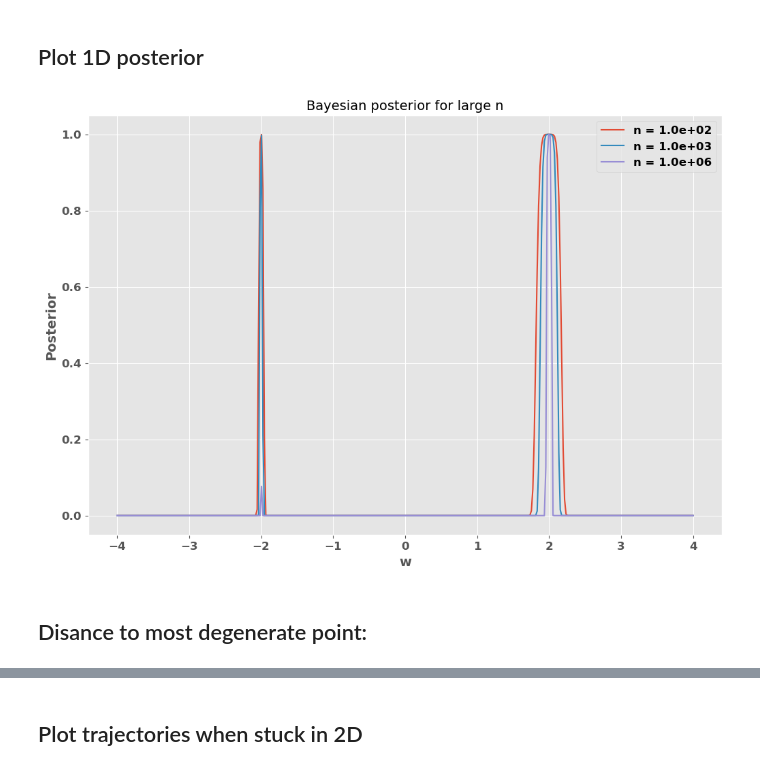
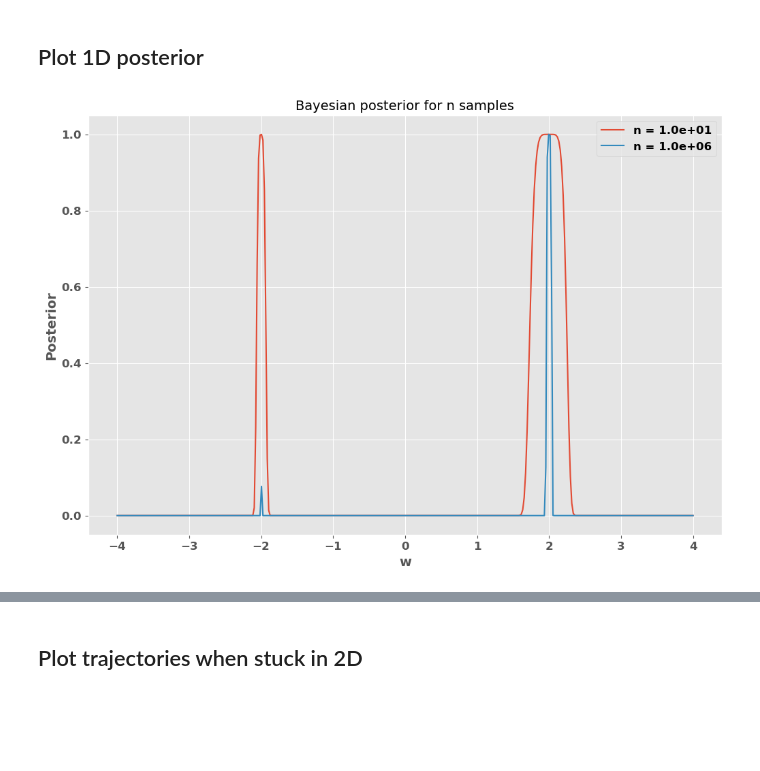
Before and after one commit to gcorlouer/SLTforSGD, a Jupyter notebook: notebooks/sgd_stuck.ipynb, the cells around one changed output, grey strips where cells are left out. Drawn from its saved outputs; the diff is of its cells as text; code cells hidden in the pictures; blank space fills up the shorter version.

```diff
--- a/notebooks/sgd_stuck.ipynb
+++ b/notebooks/sgd_stuck.ipynb
@@ -97,24 +97,22 @@ Text(0.5, 1.0, 'Distribution of SGD trajectories after 500.0 iterations')
 ## Plot 1D posterior
 # %%
 # Exact
-n_values = [100, 1000, 1000000]
+n_values = [10, 1000000]
 
 w = np.linspace(-4, 4, 400)
 K_w = (w - w0)**6 * (w + w0)**4
 # Plotting the function for different values of n
 plt.figure(figsize=(12, 8))
 
 for n in n_values:
     l = np.exp(-n*K_w)
     plt.plot(w, l, label=f'n = {n:.1e}')
-plt.title('Bayesian posterior for large n')
+plt.title('Bayesian posterior for n samples')
 plt.xlabel('w')
 plt.ylabel('Posterior')
 plt.legend()
 plt.grid(True)
 plt.yscale("linear")  # Using a logarithmic scale for better visualization
 plt.show()
 # %% [output]
-[figure, old version]
+[figure, new version]
-# %% [markdown]
-## Disance to most degenerate point:
```
Also changed, not shown: parts of 15 cells of this notebook, 2 other files.
